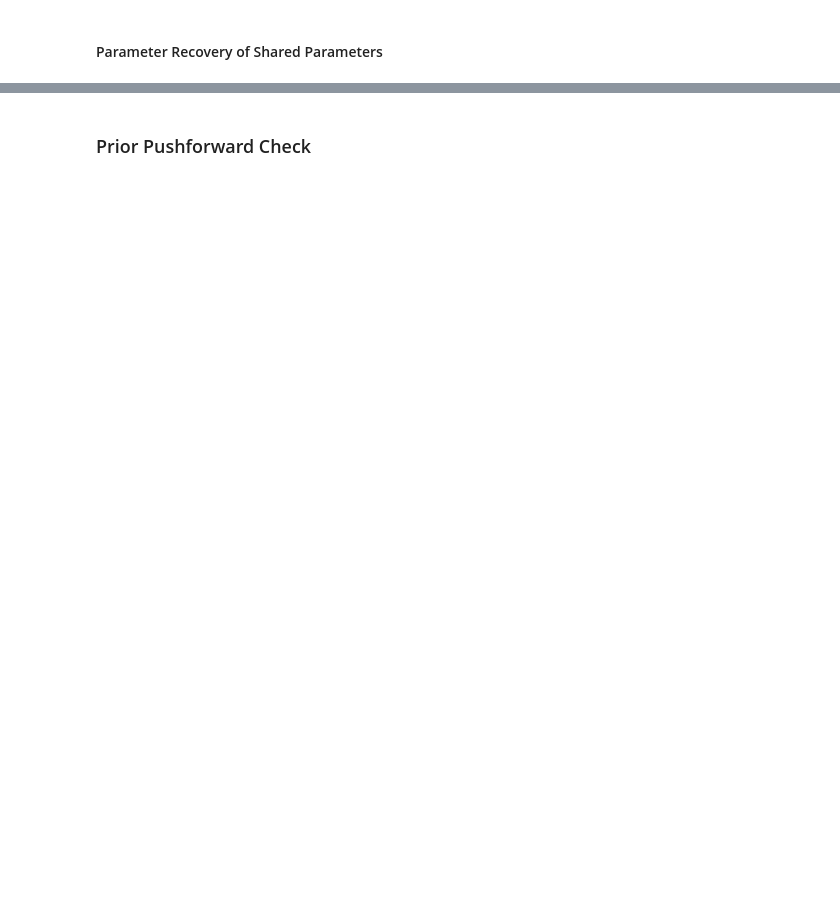
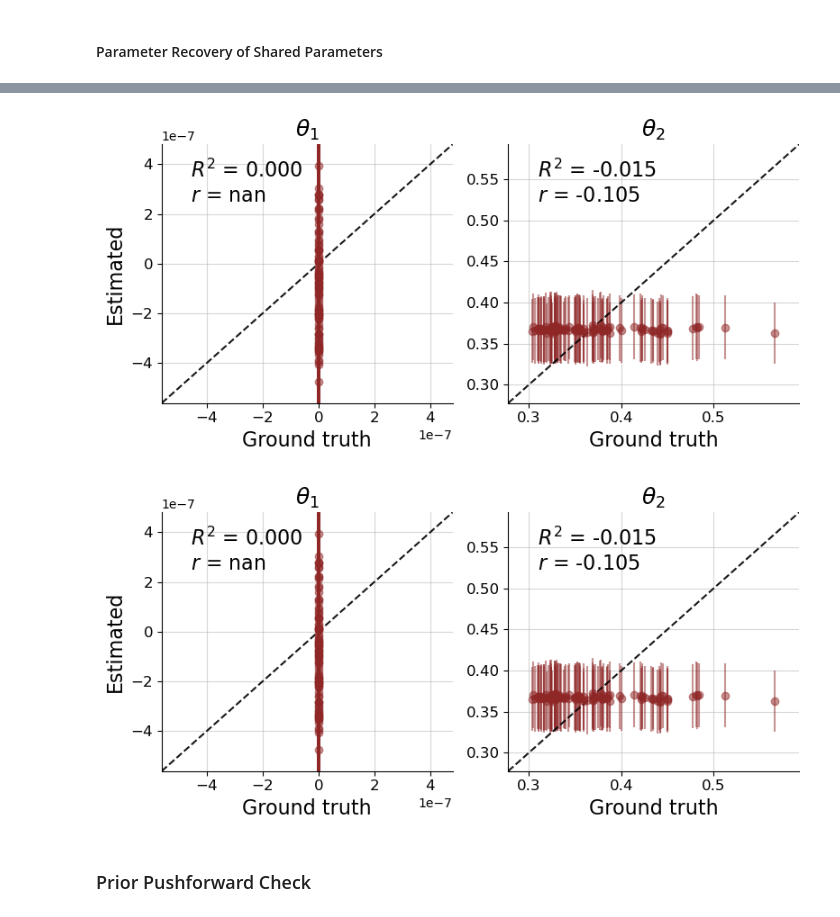
Before and after one commit to smiplab/sub-oi-dm, a Jupyter notebook: application/2afc_task/notebook/2afc_experiment.ipynb, the cells around one changed output, grey strips where cells are left out. Saved outputs shown, nothing was run; the diff lists cells and outputs as text; code cells hidden in the pictures; blank space fills up the shorter version.

```diff
--- a/application/2afc_task/notebook/2afc_experiment.ipynb
+++ b/application/2afc_task/notebook/2afc_experiment.ipynb
@@ -241,3 +317,13 @@ print(post_mad)
+# %%
+prior_shared_samples = configured_sim_data["shared_parameters"]
+# %%
+beef.diagnostics.plot_recovery(
+    shared_params,
+    prior_shared_samples
+)
+# %% [output]
+[figure, added]
+[figure, added]
 # %% [markdown]
 ### Prior Pushforward Check
 # %%
```
Also changed, not shown: parts of 19 cells of this notebook, 3 other files.
